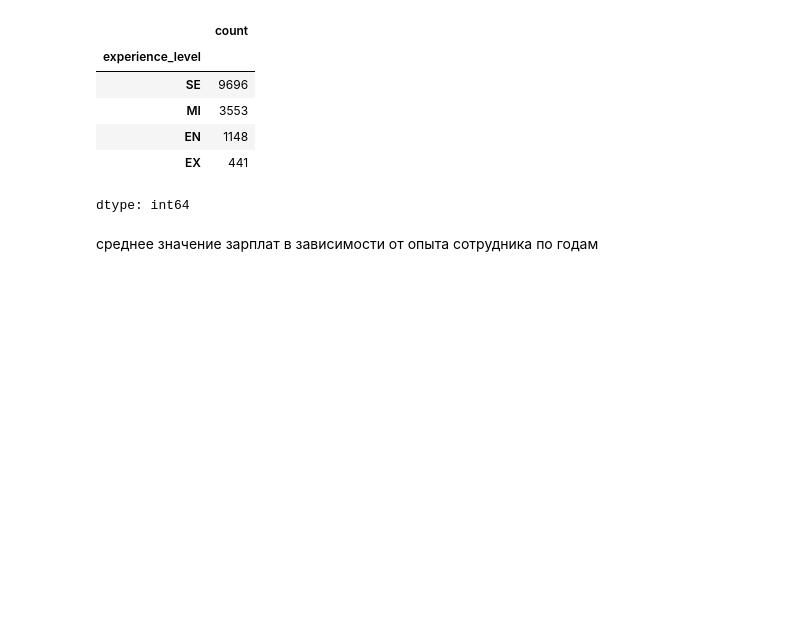
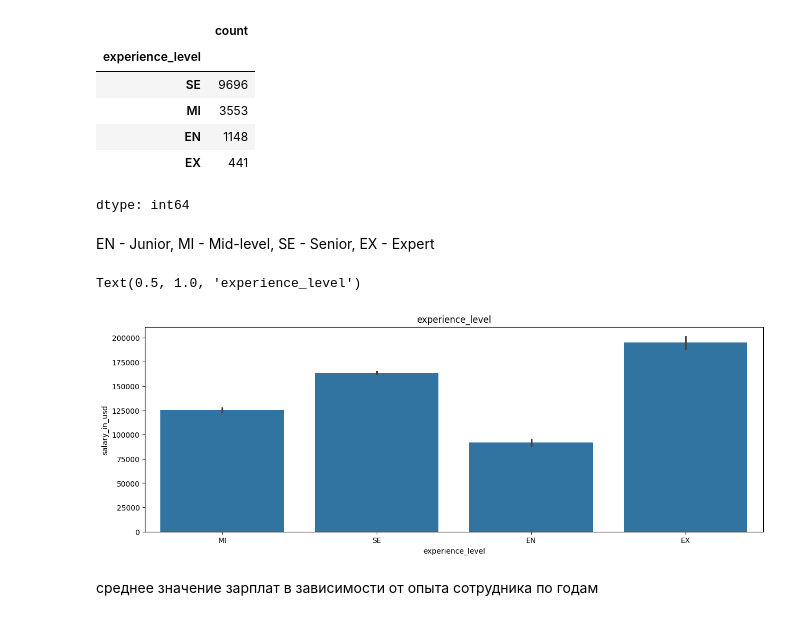
Before and after one commit to OnlySem/ITMO, a Jupyter notebook: задание_1.ipynb, the cells around one changed output. Cells and saved outputs as stored; diff of their text form; code cells hidden in the pictures; blank space fills up the shorter version.

```diff
--- a/задание_1.ipynb
+++ b/задание_1.ipynb
@@ -143,6 +143,15 @@ data['experience_level'].value_counts()
 | EN | 1148 |
 | EX | 441 |
 dtype: int64
+# %% [markdown]
+EN - Junior, MI - Mid-level, SE - Senior, EX - Expert
+# %%
+fig, axes = plt.subplots(figsize=(15, 5))
+sns.barplot(data, x = 'experience_level', y = 'salary_in_usd')
+axes.set_title('experience_level')
+# %% [output]
+Text(0.5, 1.0, 'experience_level')
+[figure, added]
 # %% [markdown]
 среднее значение зарплат в зависимости от опыта сотрудника по годам
 # %%
```
Also changed, not shown: parts of 1 cell of this notebook.
